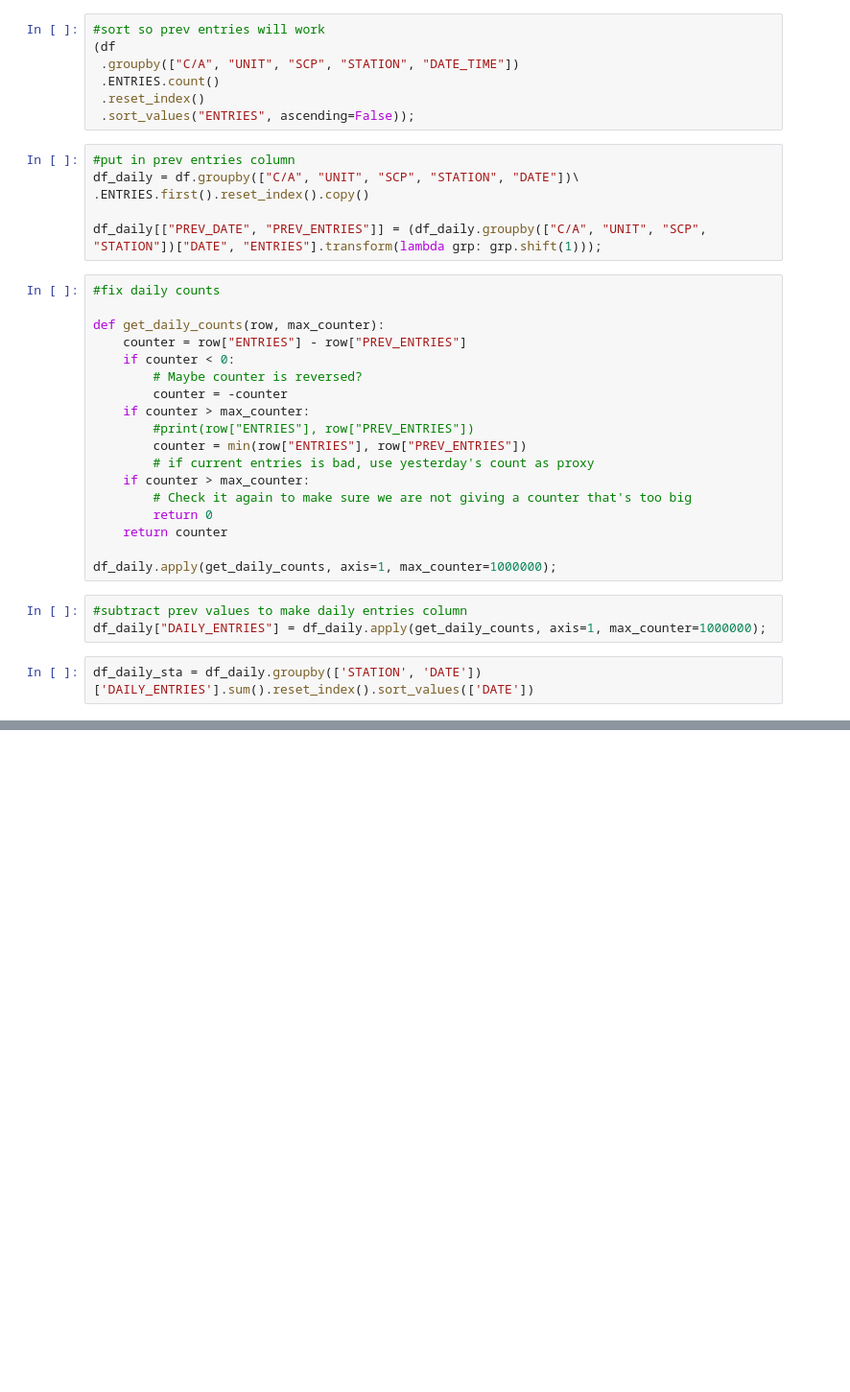
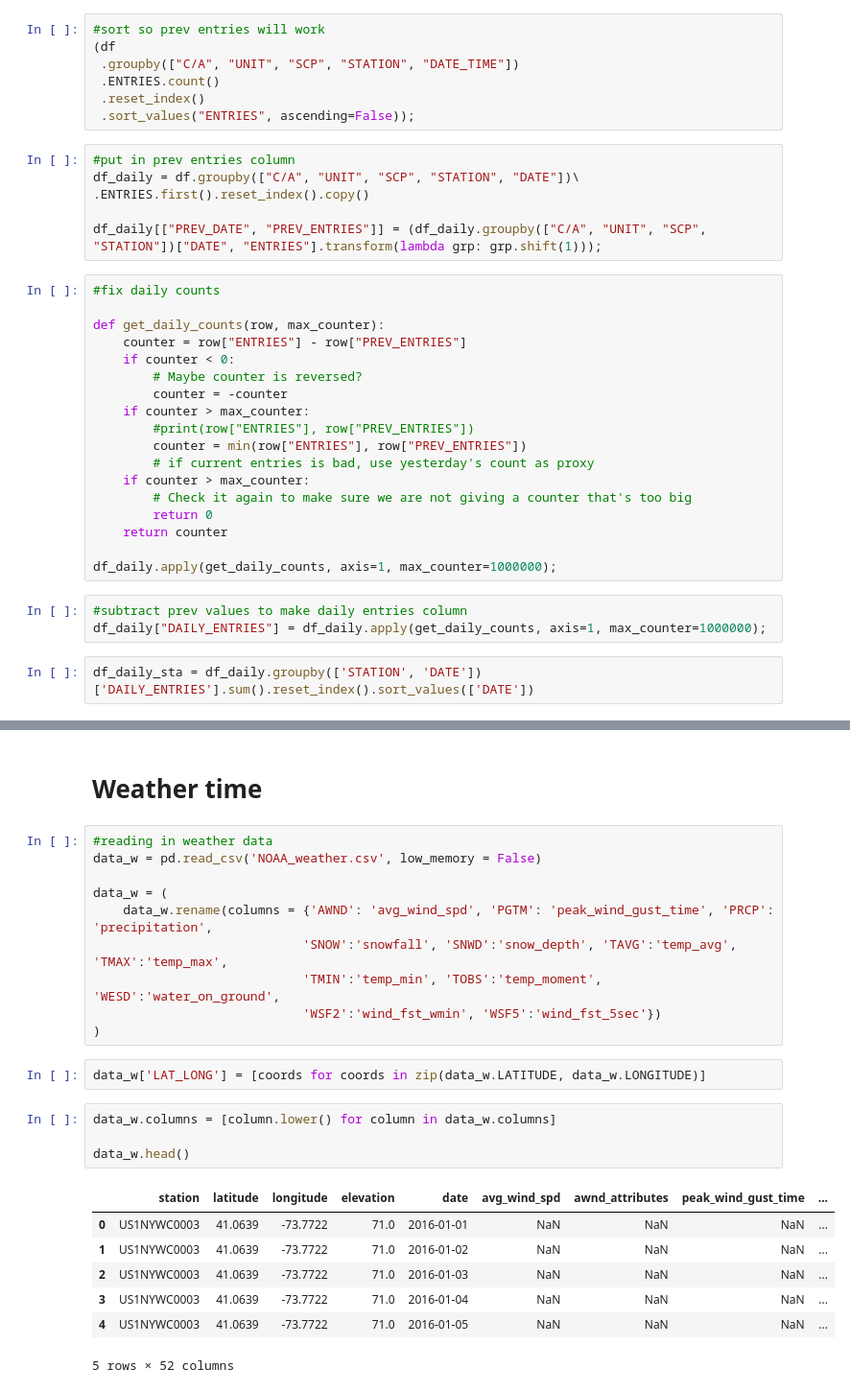
Before and after one commit to asherani/Benson, a Jupyter notebook: presentation_data - av variants.ipynb, the cells around one changed output, grey strips where cells are left out. Shown: that part at 96% size. Drawn from its saved outputs; the diff is of its cells as text; blank space fills up the shorter version.

```diff
--- a/presentation_data - av variants.ipynb
+++ b/presentation_data - av variants.ipynb
@@ -142,3 +163,29 @@ plt.legend(loc='best')
 plt.show();
 # %% [output]
 [drawing not drawn]
+# %% [markdown]
+# Weather time
+# %%
+#reading in weather data
+data_w = pd.read_csv('NOAA_weather.csv', low_memory = False)
+
+data_w = (
+    data_w.rename(columns = {'AWND': 'avg_wind_spd', 'PGTM': 'peak_wind_gust_time', 'PRCP': 'precipitation',
+                            'SNOW':'snowfall', 'SNWD':'snow_depth', 'TAVG':'temp_avg', 'TMAX':'temp_max',
+                            'TMIN':'temp_min', 'TOBS':'temp_moment', 'WESD':'water_on_ground',
+                            'WSF2':'wind_fst_wmin', 'WSF5':'wind_fst_5sec'})
+)
+# %%
+data_w['LAT_LONG'] = [coords for coords in zip(data_w.LATITUDE, data_w.LONGITUDE)]
+# %%
+data_w.columns = [column.lower() for column in data_w.columns]
+
+data_w.head()
+# %% [output]
+|  | station | latitude | longitude | elevation | date | avg_wind_spd | awnd_attributes | peak_wind_gust_time | ... |
+| 0 | US1NYWC0003 | 41.0639 | -73.7722 | 71.0 | 2016-01-01 | NaN | NaN | NaN | ... |
+| 1 | US1NYWC0003 | 41.0639 | -73.7722 | 71.0 | 2016-01-02 | NaN | NaN | NaN | ... |
+| 2 | US1NYWC0003 | 41.0639 | -73.7722 | 71.0 | 2016-01-03 | NaN | NaN | NaN | ... |
+| 3 | US1NYWC0003 | 41.0639 | -73.7722 | 71.0 | 2016-01-04 | NaN | NaN | NaN | ... |
+| 4 | US1NYWC0003 | 41.0639 | -73.7722 | 71.0 | 2016-01-05 | NaN | NaN | NaN | ... |
+5 rows × 52 columns
```
Also changed, not shown: parts of 28 cells of this notebook, 5 other files.
